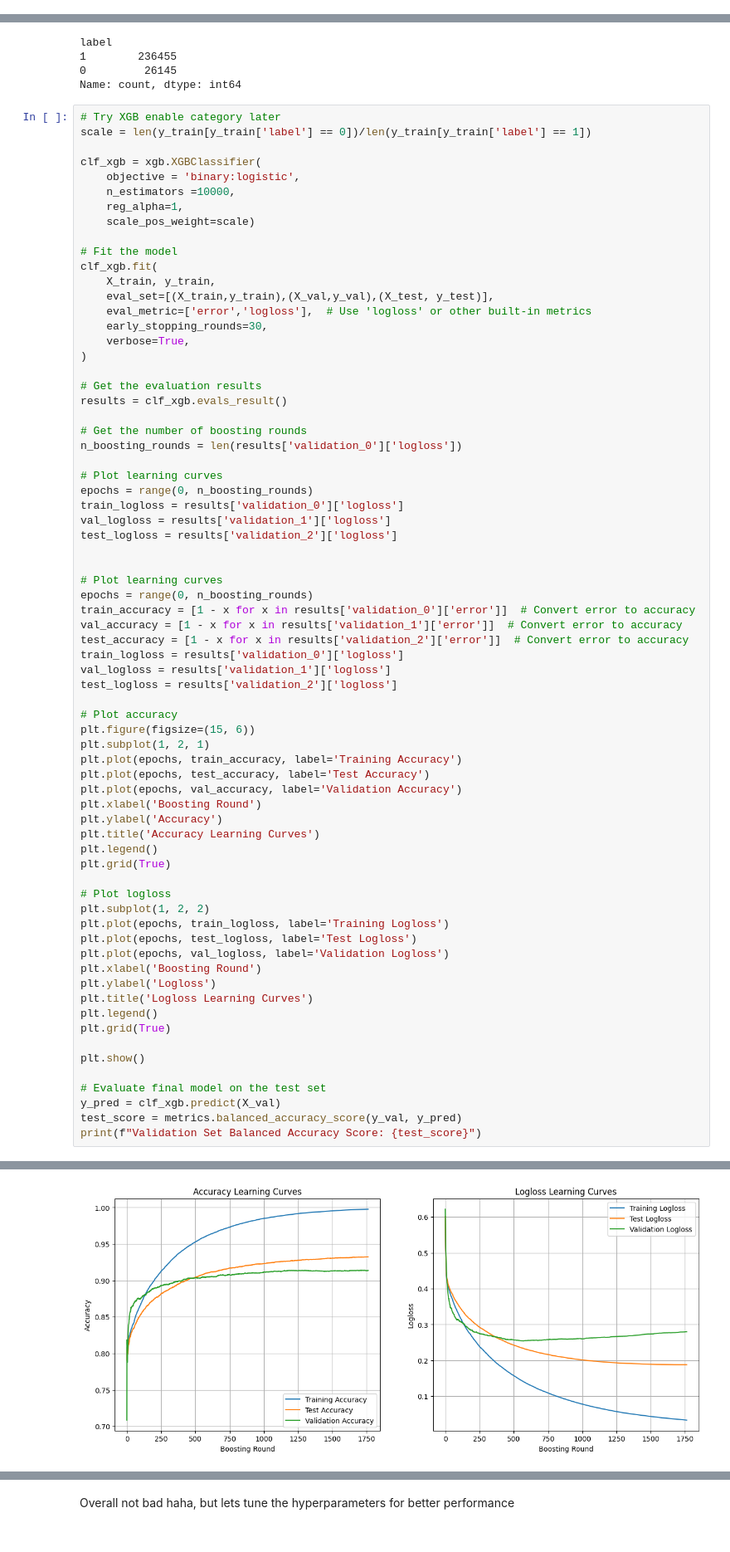
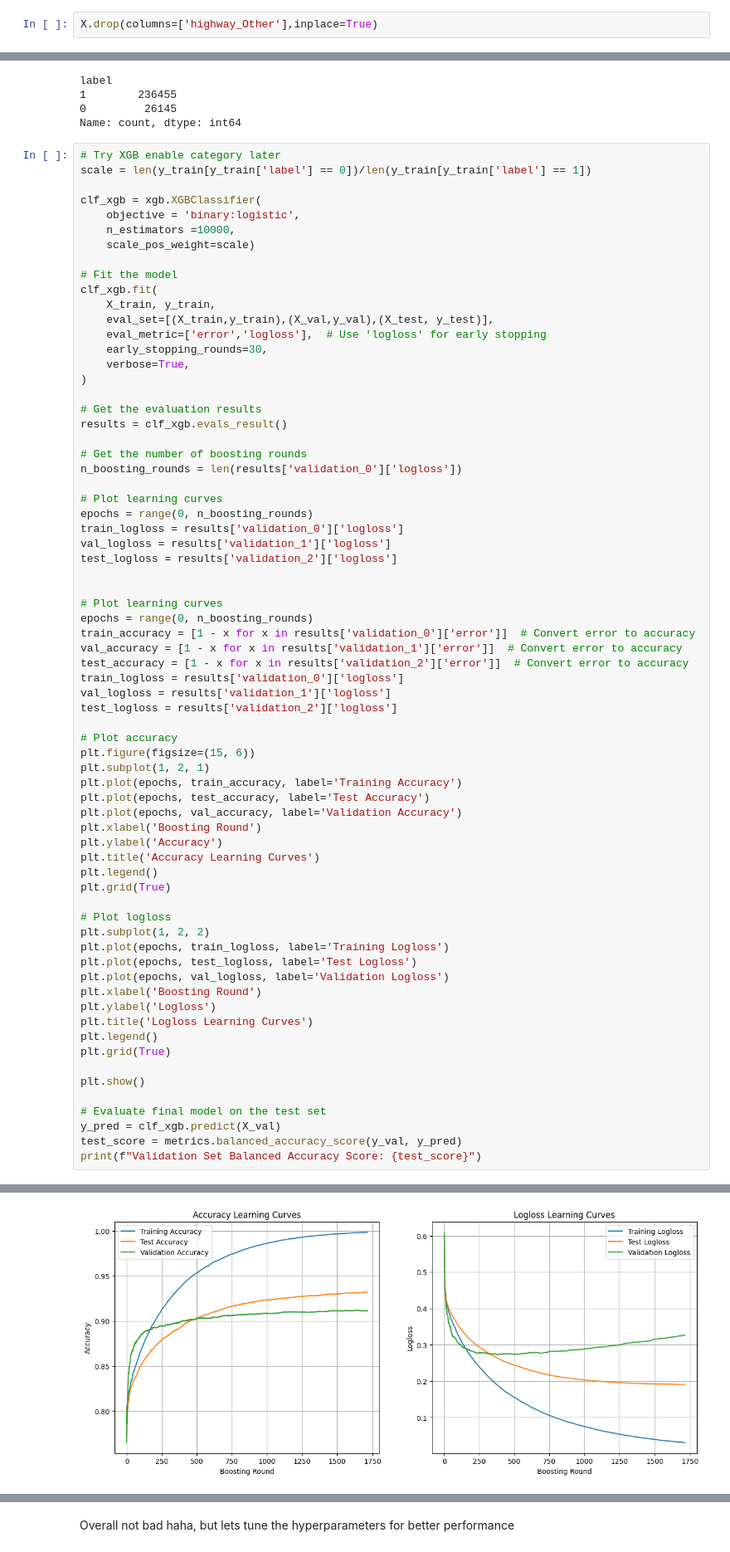
Before and after one commit to zhulfaliant01/Residential-Classification, a Jupyter notebook: XGBoost/data_modelling.ipynb, the cells around one changed output, grey strips where cells are left out. Shown at 83% size. Cells and saved outputs as stored; diff of their text form.

```diff
--- a/XGBoost/data_modelling.ipynb
+++ b/XGBoost/data_modelling.ipynb
@@ -242,0 +234,2 @@ Index(['b_closest_street', 'b_area', 'b_perimeter', 'b_lal', 't_area',
+# %%
+X.drop(columns=['highway_Other'],inplace=True)
@@ -256,14 +284,13 @@ scale = len(y_train[y_train['label'] == 0])/len(y_train[y_train['label'] == 1])
 clf_xgb = xgb.XGBClassifier(
     objective = 'binary:logistic',
     n_estimators =10000,
-    reg_alpha=1,
     scale_pos_weight=scale)
 
 # Fit the model
 clf_xgb.fit(
     X_train, y_train,
     eval_set=[(X_train,y_train),(X_val,y_val),(X_test, y_test)],
-    eval_metric=['error','logloss'],  # Use 'logloss' or other built-in metrics
+    eval_metric=['error','logloss'],  # Use 'logloss' for early stopping
     early_stopping_rounds=30,
     verbose=True,
 )
@@ -340 +367 @@ print(f"Validation Set Balanced Accuracy Score: {test_score}")
-[figure, old version]
+[figure, new version]
```
Also changed, not shown: parts of 8 cells of this notebook.
